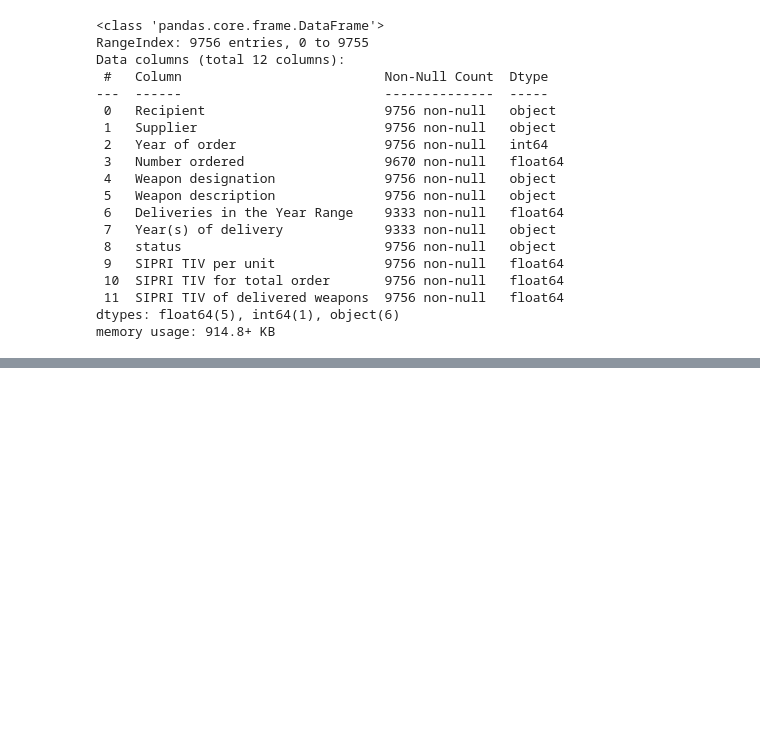
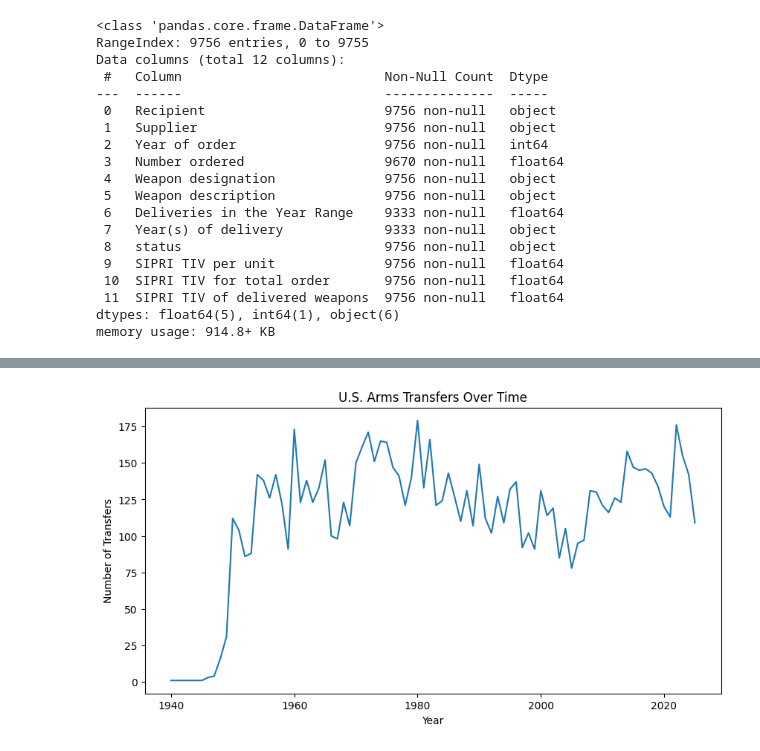
Before and after one commit to Requiessss/DATA-science-prj, a Jupyter notebook: Main_prj.ipynb, the cells around one changed output, grey strips where cells are left out. Saved outputs shown, nothing was run; the diff lists cells and outputs as text; code cells hidden in the pictures; blank space fills up the shorter version.

```diff
--- a/Main_prj.ipynb
+++ b/Main_prj.ipynb
@@ -39,0 +203,16 @@ arms_df.to_csv("arms_transfers_final_clean.csv", index=False)
+# %%
+#How has U.S. arms transfer activity changed over time
+orders_by_year = (
+    arms_df.groupby("Year of order")
+    .size()
+)
+
+orders_by_year.plot(figsize=(10,5))
+
+plt.title("U.S. Arms Transfers Over Time")
+plt.xlabel("Year")
+plt.ylabel("Number of Transfers")
+
+plt.show()
+# %% [output]
+[figure, added]
```
Also changed, not shown: parts of 14 cells of this notebook.
